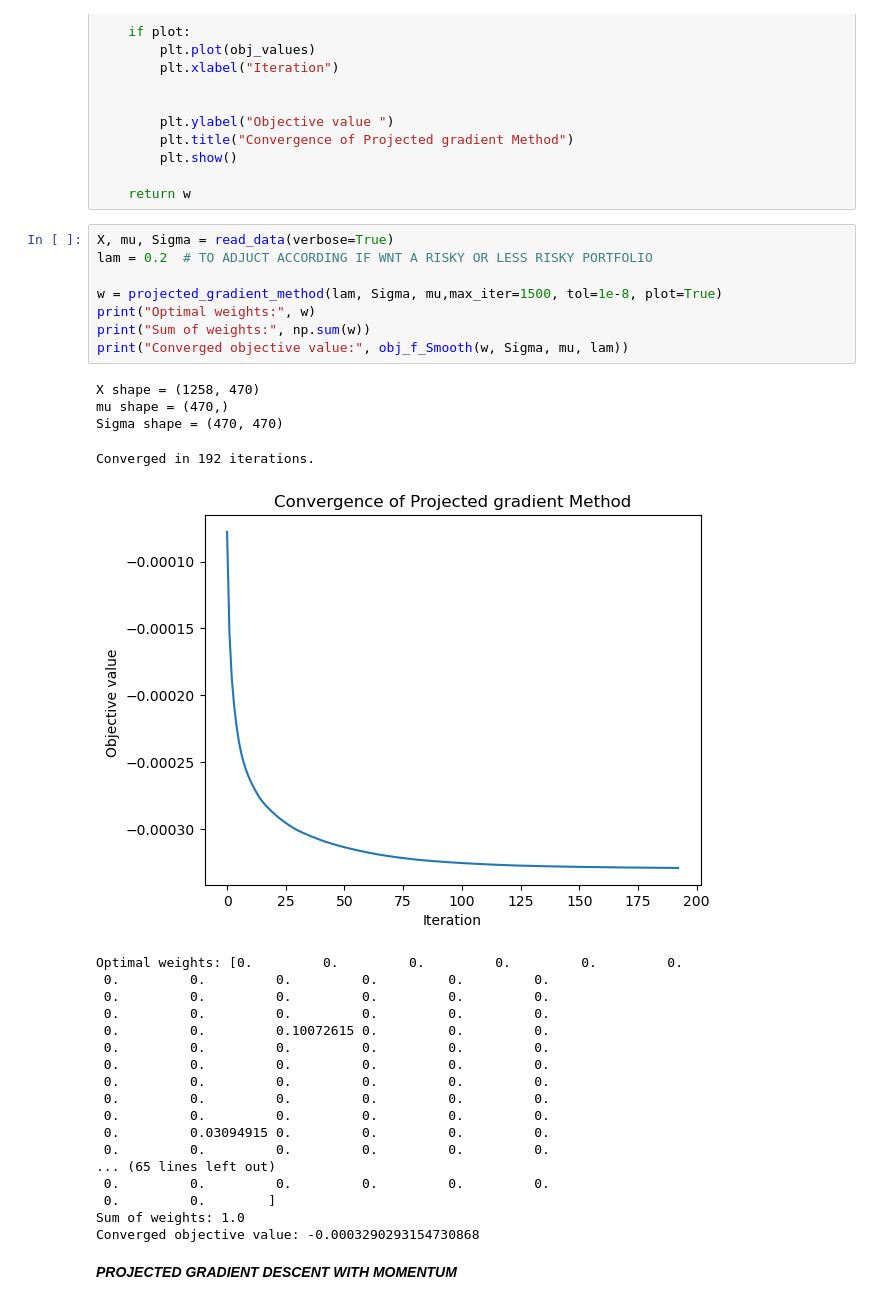
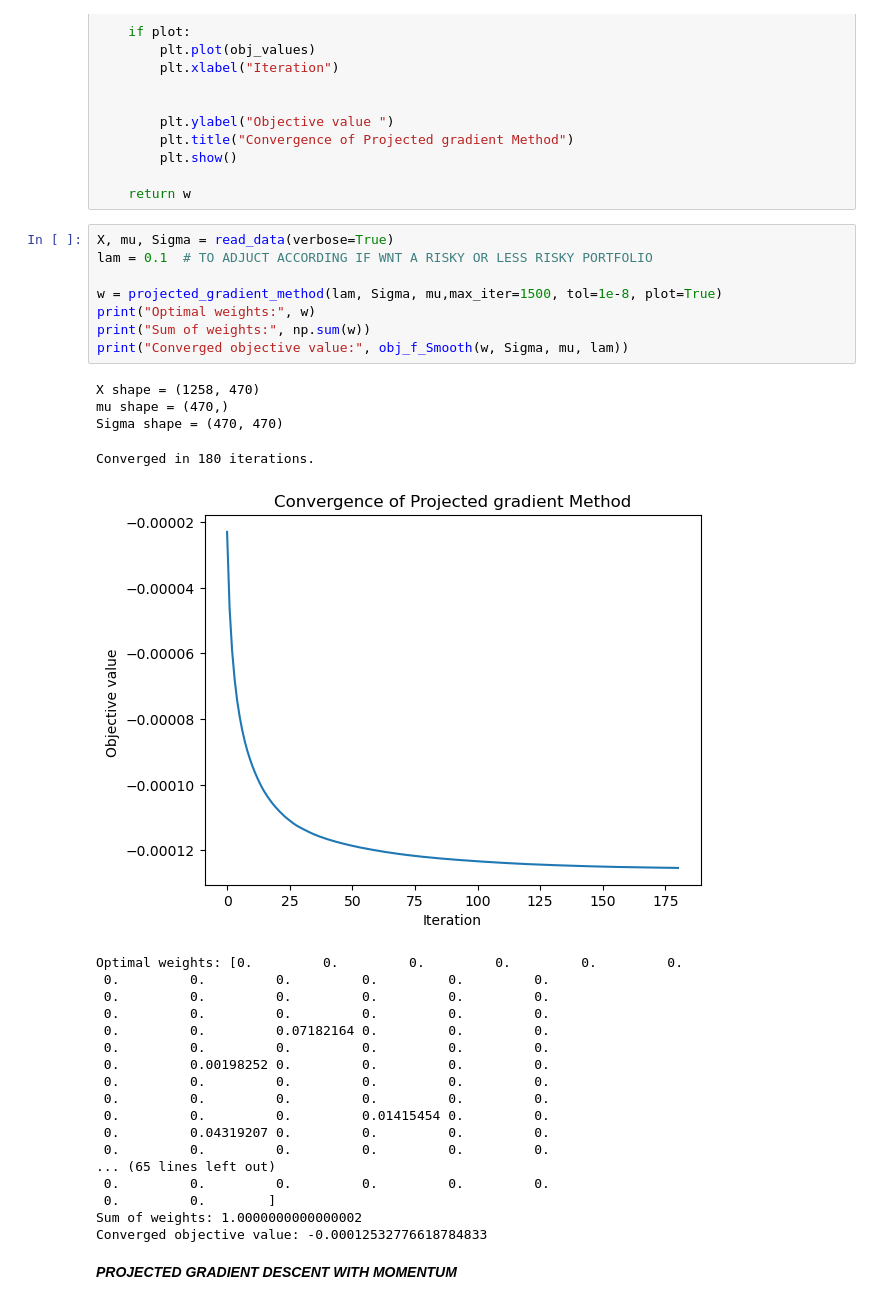
Before and after one commit to Edouard1000/Projet_opti, a Jupyter notebook: notebook.ipynb, the cells around one changed output. Saved outputs shown, nothing was run; the diff lists cells and outputs as text.

```diff
--- a/notebook.ipynb
+++ b/notebook.ipynb
@@ -517,35 +518,35 @@ def projected_gradient_method(lam,Sigma, mu, max_iter=50000, tol= 1e-8, plot=Fal
     return w
 # %%
 X, mu, Sigma = read_data(verbose=True)
-lam = 0.2  # TO ADJUCT ACCORDING IF WNT A RISKY OR LESS RISKY PORTFOLIO
+lam = 0.1  # TO ADJUCT ACCORDING IF WNT A RISKY OR LESS RISKY PORTFOLIO
 
 w = projected_gradient_method(lam, Sigma, mu,max_iter=1500, tol=1e-8, plot=True)
 print("Optimal weights:", w)
 print("Sum of weights:", np.sum(w))
 print("Converged objective value:", obj_f_Smooth(w, Sigma, mu, lam))
 # %% [output]
 X shape = (1258, 470)
 mu shape = (470,)
 Sigma shape = (470, 470)
-Converged in 192 iterations.
+Converged in 180 iterations.
-[figure, old version]
+[figure, new version]
 Optimal weights: [0.         0.         0.         0.         0.         0.
  0.         0.         0.         0.         0.         0.
  0.         0.         0.         0.         0.         0.
  0.         0.         0.         0.         0.         0.
- 0.         0.         0.10072615 0.         0.         0.
+ 0.         0.         0.07182164 0.         0.         0.
+ 0.         0.         0.         0.         0.         0.
+ 0.         0.00198252 0.         0.         0.         0.
  0.         0.         0.         0.         0.         0.
  0.         0.         0.         0.         0.         0.
- 0.         0.         0.         0.         0.         0.
- 0.         0.         0.         0.         0.         0.
- 0.         0.         0.         0.         0.         0.
- 0.         0.03094915 0.         0.         0.         0.
+ 0.         0.         0.         0.01415454 0.         0.
+ 0.         0.04319207 0.         0.         0.         0.
  0.         0.         0.         0.         0.         0.
 ... (65 lines left out)
  0.         0.         0.         0.         0.         0.
  0.         0.        ]
-Sum of weights: 1.0
-Converged objective value: -0.0003290293154730868
+Sum of weights: 1.0000000000000002
+Converged objective value: -0.00012532776618784833
 # %% [markdown]
 ***PROJECTED GRADIENT DESCENT WITH MOMENTUM***
 # %%
```
Also changed, not shown: parts of 6 cells of this notebook.
